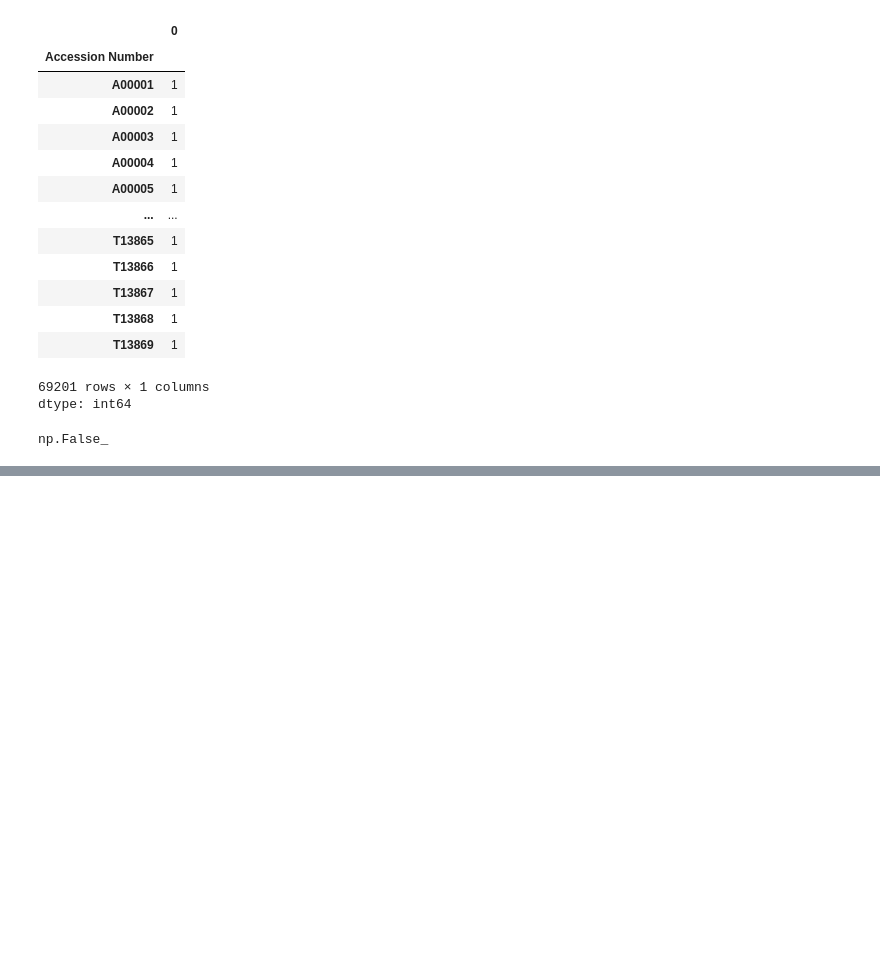
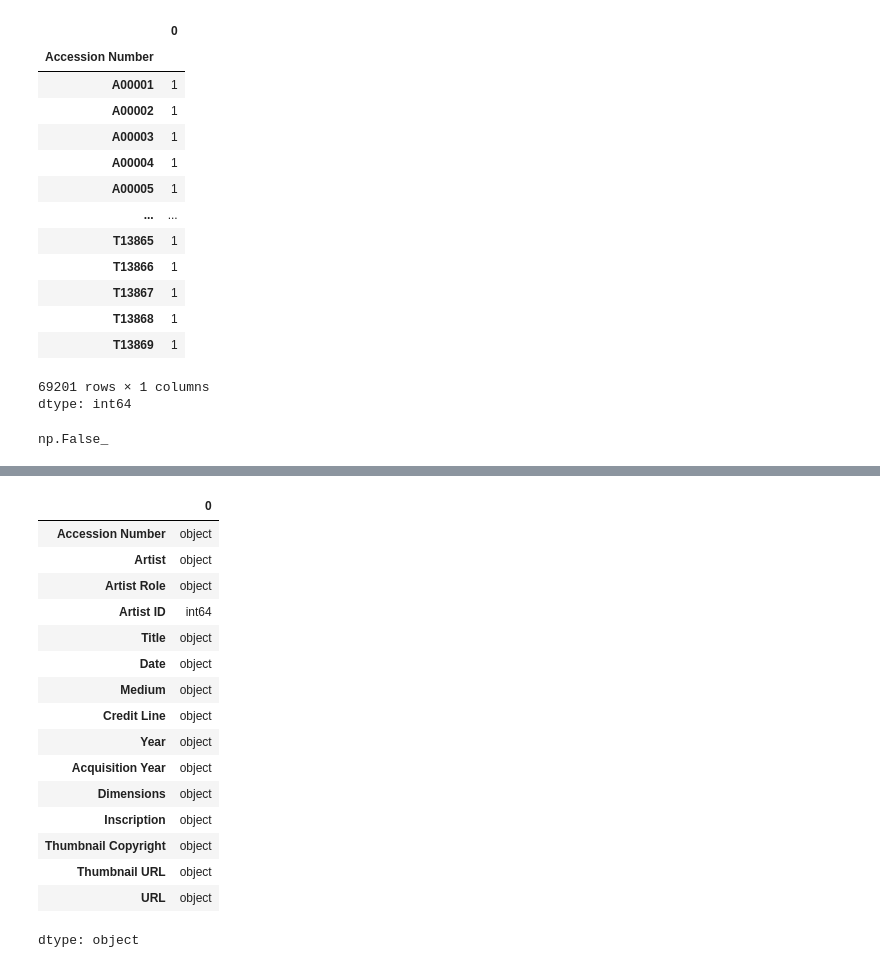
Before and after one commit to omar-mohamed-azab/Polimi-Data-and-Information-Quality-Project, a Jupyter notebook: src/Project.ipynb, the cells around one changed output, grey strips where cells are left out. Drawn from its saved outputs; the diff is of its cells as text; code cells hidden in the pictures; blank space fills up the shorter version.

```diff
--- a/src/Project.ipynb
+++ b/src/Project.ipynb
@@ -324,0 +320,21 @@ candidate_links
+# %%
+# Showing the type of columns
+artwork_data.dtypes
+# %% [output]
+|  | 0 |
+| Accession Number | object |
+| Artist | object |
+| Artist Role | object |
+| Artist ID | int64 |
+| Title | object |
+| Date | object |
+| Medium | object |
+| Credit Line | object |
+| Year | object |
+| Acquisition Year | object |
+| Dimensions | object |
+| Inscription | object |
+| Thumbnail Copyright | object |
+| Thumbnail URL | object |
+| URL | object |
+dtype: object
```
Also changed, not shown: parts of 21 cells of this notebook.
